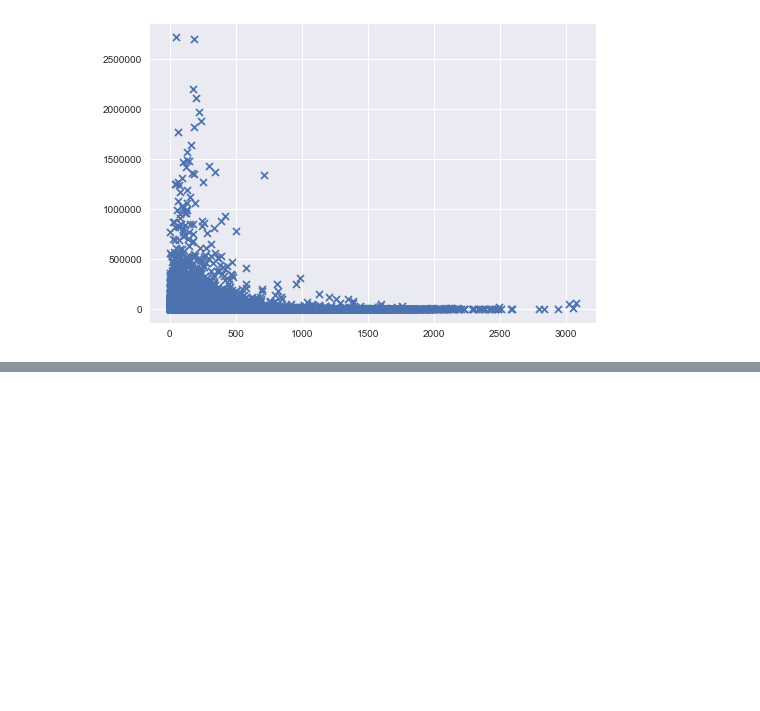
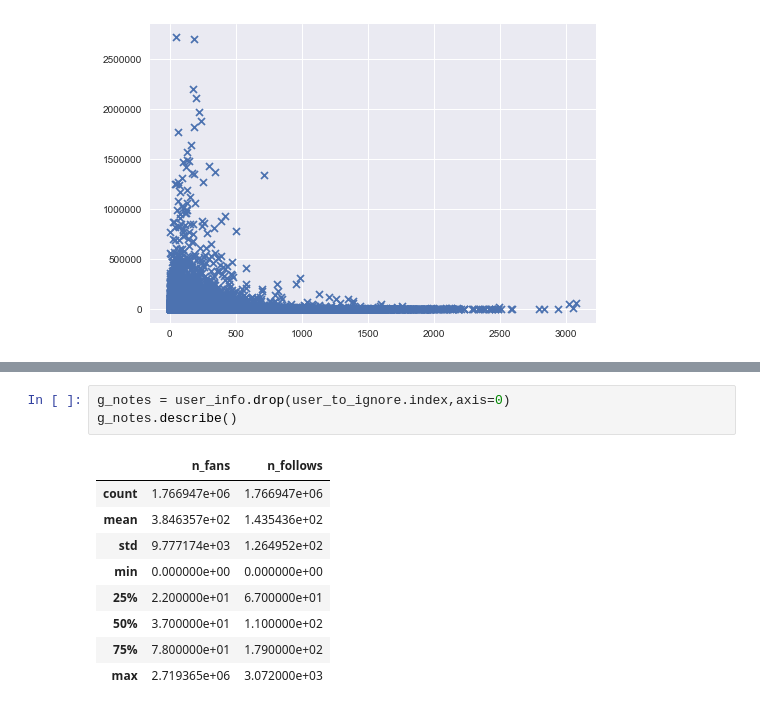
Before and after one commit to eguilg/weibo, a Jupyter notebook: user_features.ipynb, the cells around one changed output, grey strips where cells are left out. Drawn from its saved outputs; the diff is of its cells as text; blank space fills up the shorter version.

```diff
--- a/user_features.ipynb
+++ b/user_features.ipynb
@@ -107,0 +108,13 @@ plt.scatter(user_info.n_follows,user_info.n_fans,marker = 'x')
+# %%
+g_notes = user_info.drop(user_to_ignore.index,axis=0)
+g_notes.describe()
+# %% [output]
+|  | n_fans | n_follows |
+| count | 1.766947e+06 | 1.766947e+06 |
+| mean | 3.846357e+02 | 1.435436e+02 |
+| std | 9.777174e+03 | 1.264952e+02 |
+| min | 0.000000e+00 | 0.000000e+00 |
+| 25% | 2.200000e+01 | 6.700000e+01 |
+| 50% | 3.700000e+01 | 1.100000e+02 |
+| 75% | 7.800000e+01 | 1.790000e+02 |
+| max | 2.719365e+06 | 3.072000e+03 |
```
Also changed, not shown: parts of 16 cells of this notebook, 2 other files.
